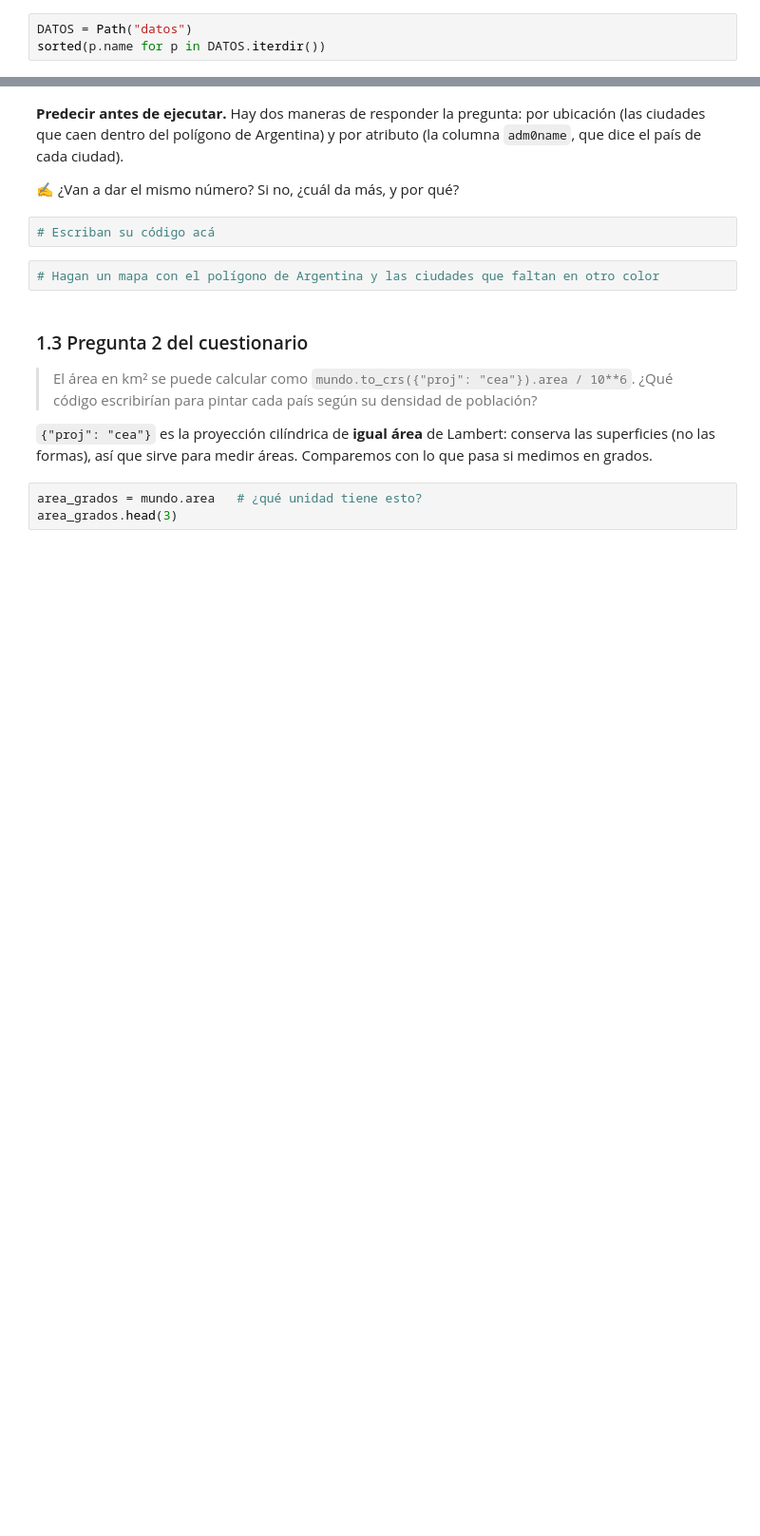
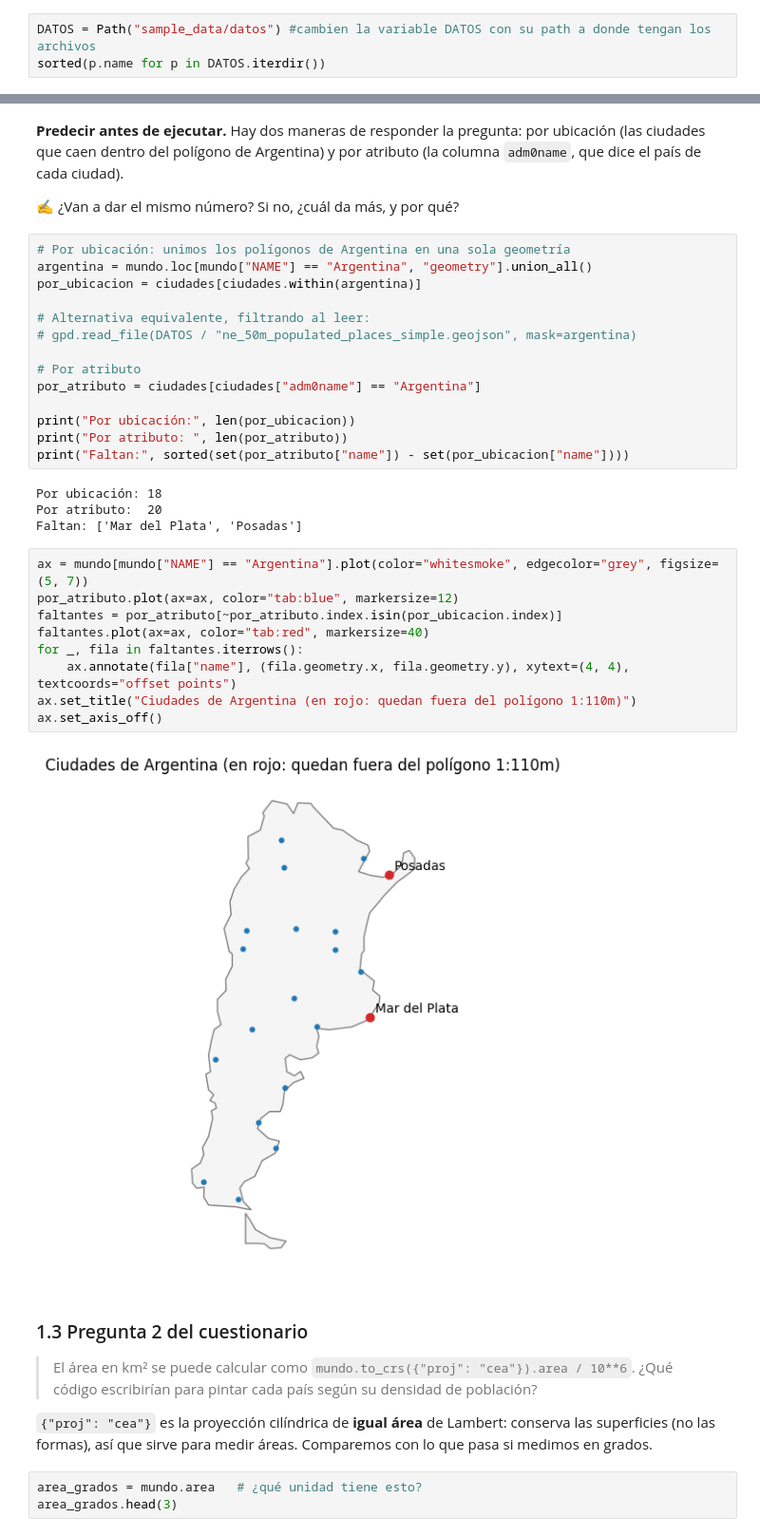
Before and after one commit to BelenMichel/HerramientasComputacionales2026, a Jupyter notebook: Clase6/PythEcon_c6.ipynb, the cells around one changed output, grey strips where cells are left out. Shown at 95% size. Cells and saved outputs as stored; diff of their text form; blank space fills up the shorter version.

```diff
--- a/Clase6/PythEcon_c6.ipynb
+++ b/Clase6/PythEcon_c6.ipynb
@@ -67,5 +61,5 @@ Todos los archivos están en la carpeta `datos/`:
 | `ne_110m_admin_0_countries.geojson` | Países del mundo, escala 1:110 millones | Natural Earth. Reemplaza a `naturalearth_lowres` |
 | `ne_50m_populated_places_simple.geojson` | Ciudades del mundo, escala 1:50 millones | Natural Earth. Reemplaza a `naturalearth_cities` |
 # %%
-DATOS = Path("datos")
+DATOS = Path("sample_data/datos") #cambien la variable DATOS con su path a donde tengan los archivos
 sorted(p.name for p in DATOS.iterdir())
@@ -132,9 +129,34 @@ print([col for col in mundo.columns if col in ("name", "NAME", "CONTINENT", "POP
 
 ✍️ ¿Van a dar el mismo número? Si no, ¿cuál da más, y por qué?
 # %%
-# Escriban su código acá
+# Por ubicación: unimos los polígonos de Argentina en una sola geometría
+argentina = mundo.loc[mundo["NAME"] == "Argentina", "geometry"].union_all()
+por_ubicacion = ciudades[ciudades.within(argentina)]
+
+# Alternativa equivalente, filtrando al leer:
+# gpd.read_file(DATOS / "ne_50m_populated_places_simple.geojson", mask=argentina)
+
+# Por atributo
+por_atributo = ciudades[ciudades["adm0name"] == "Argentina"]
+
+print("Por ubicación:", len(por_ubicacion))
+print("Por atributo: ", len(por_atributo))
+print("Faltan:", sorted(set(por_atributo["name"]) - set(por_ubicacion["name"])))
+# %% [output]
+Por ubicación: 18
+Por atributo:  20
+Faltan: ['Mar del Plata', 'Posadas']
 # %%
-# Hagan un mapa con el polígono de Argentina y las ciudades que faltan en otro color
+ax = mundo[mundo["NAME"] == "Argentina"].plot(color="whitesmoke", edgecolor="grey", figsize=(5, 7))
+por_atributo.plot(ax=ax, color="tab:blue", markersize=12)
+faltantes = por_atributo[~por_atributo.index.isin(por_ubicacion.index)]
+faltantes.plot(ax=ax, color="tab:red", markersize=40)
+for _, fila in faltantes.iterrows():
+    ax.annotate(fila["name"], (fila.geometry.x, fila.geometry.y), xytext=(4, 4), textcoords="offset points")
+ax.set_title("Ciudades de Argentina (en rojo: quedan fuera del polígono 1:110m)")
+ax.set_axis_off()
+# %% [output]
+[figure, added]
 # %% [markdown]
 ### 1.3 Pregunta 2 del cuestionario
 
```
Also changed, not shown: parts of 43 cells of this notebook, 1 other file.
